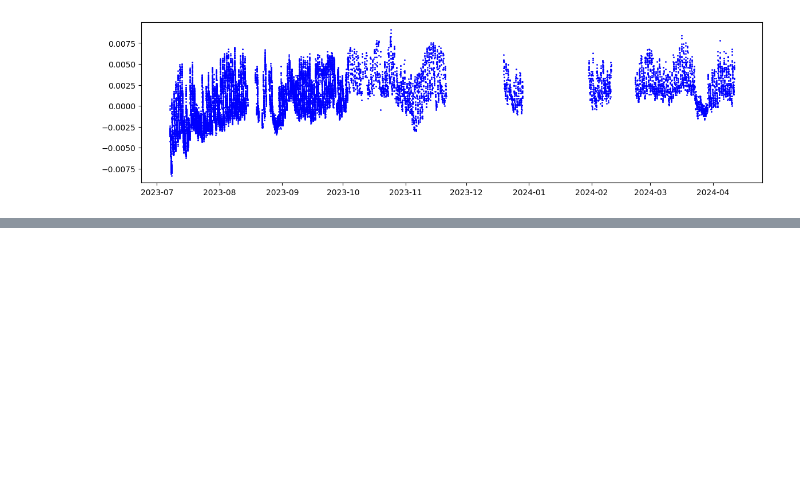
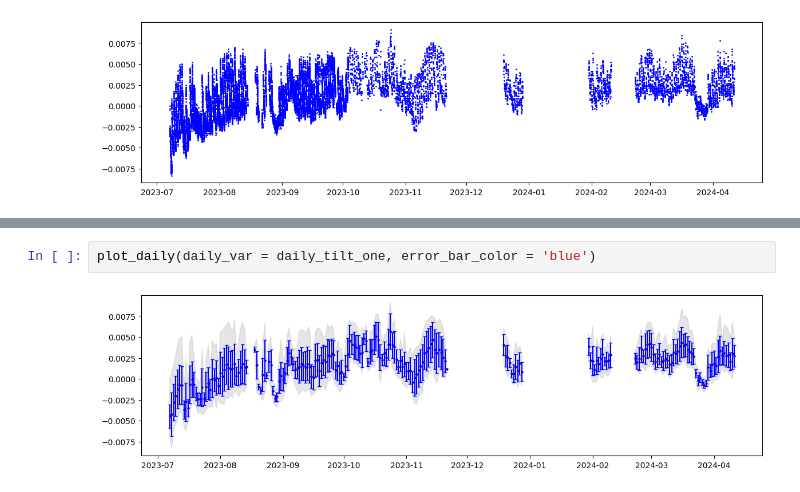
Before and after one commit to capozzolicaluan/TiltmeterAnalysis, a Jupyter notebook: Tiltimeter.ipynb, the cells around one changed output, grey strips where cells are left out. Drawn from its saved outputs; the diff is of its cells as text; blank space fills up the shorter version.

```diff
--- a/Tiltimeter.ipynb
+++ b/Tiltimeter.ipynb
@@ -269,0 +262,4 @@ plt.fill_between(daily_stats_acel.index, daily_stats_acel['min'], daily_stats_ac
+# %%
+plot_daily(daily_var = daily_tilt_one, error_bar_color = 'blue')
+# %% [output]
+[figure, added]
```
Also changed, not shown: parts of 16 cells of this notebook.
